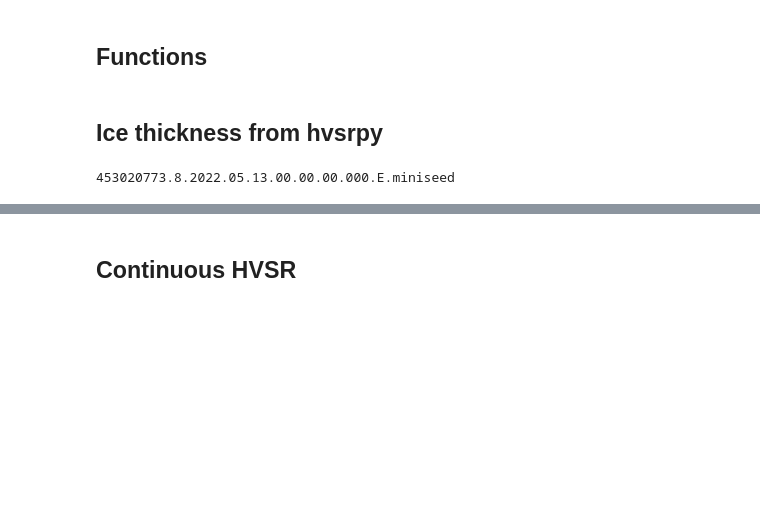
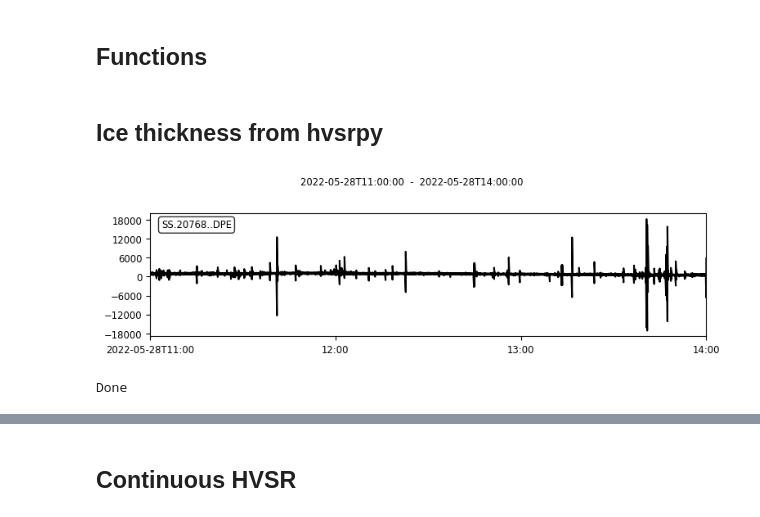
Before and after one commit to jgovoort/sismo-memo, a Jupyter notebook: Ice-thickness.ipynb, the cells around one changed output, grey strips where cells are left out. Saved outputs shown, nothing was run; the diff lists cells and outputs as text; code cells hidden in the pictures; blank space fills up the shorter version.

```diff
--- a/Ice-thickness.ipynb
+++ b/Ice-thickness.ipynb
@@ -251,17 +261,22 @@ def hvsr_export(filename, fields, ROW) :
 # %%
 def hv_maximum(sensor, windowlenght, f_min, f_max, azi = None) :
 
-    #Rejection part
+    ####### Rejection part #######
+
     n = 2 #standart deviation
     max_iterations = 50 #maximum interations to reject
+
     # Distribution of f0 {"lognormal", "normal"}. Geopsy default "normal" -> "lognormal" is recommended.
     distribution_f0 = "lognormal"
 
-    distribution_mc = 'normal'#"lognormal"
+    distribution_mc = 'lognormal'#"lognormal"
+
+    ###### cosine taper and konno and Ohmachi part ######
 
     width = 0.1 #Width of cosine taper {0. - 1.}. Geopsy default of 0.05 is equal to 0.1 -> 0.1 is recommended
     bandwidth = 40 # Konno and Ohmachi smoothing constant
 
+    ###### filter part ######
 
     # Boolean to control whether Butterworth filter is applied.
     # Geopsy does not apply a bandpass filter.
@@ -274,6 +289,8 @@ def hv_maximum(sensor, windowlenght, f_min, f_max, azi = None) :
     filter_order = 5
     bp_filter = {"flag":filter_bool, "flow":filter_flow, "fhigh":filter_fhigh, "order":filter_order}
 
+    ###### resampling part ######
+
     # Minimum frequency after resampling
     resample_fmin = f_min
     # Maximum frequency after resampling
@@ -285,10 +302,15 @@ def hv_maximum(sensor, windowlenght, f_min, f_max, azi = None) :
 
     resampling = {"minf":resample_fmin, "maxf":resample_fmax, "nf":resample_fnum, "res_type":resample_type}
 
+    ##### upper and lower frequency limits ######
+
     # Upper and lower frequency limits to restrict peak selection. To use the entire range use `None`.
     peak_f_lower = f_min
     peak_f_upper = f_max
     # Geopsy's default is "squared-average" -> "geometric-mean" is recommended/// single-azimuth.
+
+    ##### azimuthal part activation ######
+
     if azi == None :
         method = "geometric-mean" #'single-azimuth'
         azimuth = 0
@@ -297,14 +319,17 @@ def hv_maximum(sensor, windowlenght, f_min, f_max, azi = None) :
         method = 'single-azimuth'
         azimuth = azi
 
+    #### making the hvsr computation #####
+
     hv = sensor.hv(windowlenght, bp_filter, width, bandwidth, resampling, method,
                f_low=peak_f_lower, f_high=peak_f_upper, azimuth=azimuth)
 
     #max_freq = hv.mc_peak_frq(distribution_mc)
     #print(max_freq)
 
+    #### making the hvsr rejection : Cox et al. 2020 #####
+
     hv.reject_windows(n=n, max_iterations=max_iterations, distribution_f0=distribution_f0, distribution_mc=distribution_mc)
-
 
 
 
@@ -318,47 +362,58 @@ def hv_maximum(sensor, windowlenght, f_min, f_max, azi = None) :
 # %% [markdown]
 ## Ice thickness from hvsrpy
 # %%
-windowlenght = 120 #second
+windowlenght = 360 #second
 f_min = 0.5 # entre 900 et 100 mètres
 f_max = 6
 
-startnumber = '8'
-STATION = '453020773'
+startnumber = '2'
+STATION = '453020759'
 
-root = 'D:\\Nodes_ablation_zone\\All_comp_DP_\\'
+#root = 'D:\\Nodes_ablation_zone\\All_comp_DP_\\'
+root = 'D:\\Nodes_on_Vatna\\All_comp_DP_\\'
 fileroot= os.listdir(root)
 
+start_hour = 11
+end_hour = 14
 
 #permet de déterminer le format du fichier dans le dossier pour une station donnée
 for file in fileroot :
     if file.startswith(STATION+'.'+str(startnumber)+'.') and file.endswith('.E.miniseed') :
             traceE = obspy.read(root+file)
-            print(file)
+            tstart = traceE[0].stats.starttime + 3600*start_hour
+            tend = traceE[0].stats.starttime + 3600*end_hour
+            traceE.trim(starttime=tstart, endtime=tend)
+            traceE.plot()
     elif file.startswith(STATION+'.'+str(startnumber)+'.') and file.endswith('.N.miniseed') :
             traceN = obspy.read(root+file)
+            traceN.trim(starttime=tstart, endtime=tend)
     elif file.startswith(STATION+'.'+str(startnumber)+'.') and file.endswith('.Z.miniseed') :
             traceZ = obspy.read(root+file)
+            traceZ.trim(starttime=tstart, endtime=tend)
 
 dt = traceZ[0].stats.delta #permet de connaitre le sample rate
 
 #mise au format sigpropy pour être utilisé dans hvsrpy
 
 SigtraceE = sigpropy.TimeSeries(traceE[0].data, dt)
 SigtraceN = sigpropy.TimeSeries(traceN[0].data, dt)
 SigtraceZ = sigpropy.TimeSeries(traceZ[0].data, dt)
 
 sensor = hvsrpy.Sensor3c(SigtraceN,SigtraceE,SigtraceZ)
 
 AZIAMP = []
 AZI = []
 AZIFRQ = []
 
 for az in range(0,180,5) :
     #print(az)
     meanamp, frq = hv_maximum(sensor, windowlenght, f_min, f_max,az)
     AZIAMP.append(meanamp)
     AZI.append([az]*len(frq))
     AZIFRQ.append(frq)
+
+print("Done")
 # %% [output]
+[figure, added]
-453020773.8.2022.05.13.00.00.00.000.E.miniseed
+Done
 # %%
```
Also changed, not shown: parts of 12 cells of this notebook, 7 other files.
